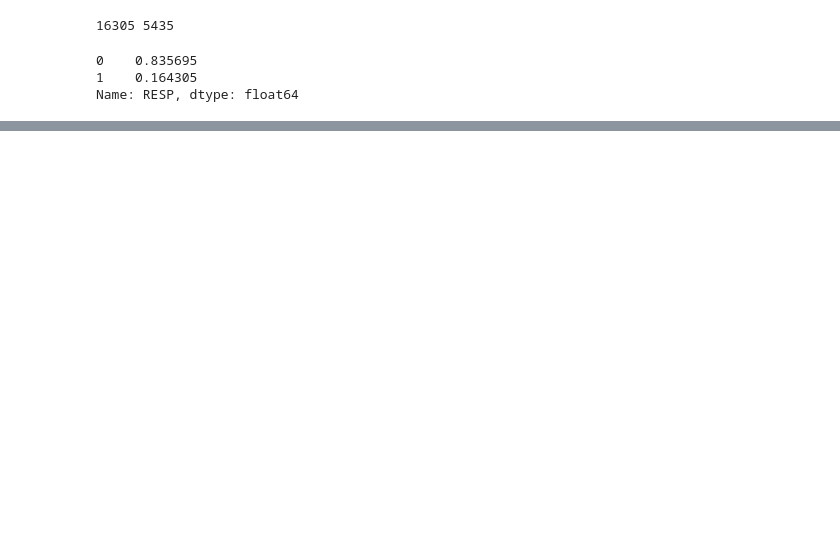
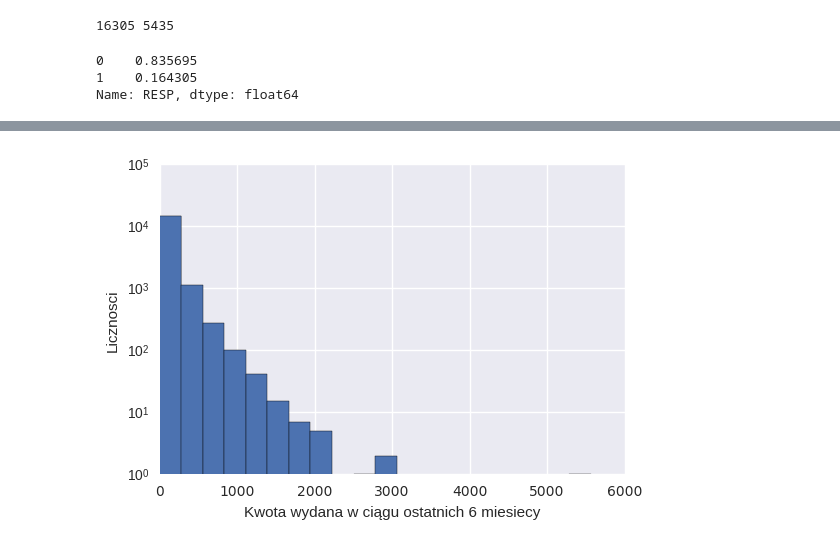
Before and after one commit to rilld8/Python1, a Jupyter notebook: ClothingStoreAnalytics.ipynb, the cells around one changed output, grey strips where cells are left out. Drawn from its saved outputs; the diff is of its cells as text; code cells hidden in the pictures; blank space fills up the shorter version.

```diff
--- a/ClothingStoreAnalytics.ipynb
+++ b/ClothingStoreAnalytics.ipynb
@@ -95,0 +138,9 @@ Name: RESP, dtype: float64
+# %%
+plt.hist(dt['TMONSPEND'], bins=20)
+plt.xlabel('Kwota wydana w ciągu ostatnich 6 miesiecy')
+plt.ylabel('Licznosci')
+ax = plt.subplot(1, 1, 1)
+ax.set_yscale('log')
+plt.show()
+# %% [output]
+[figure, added]
```
Also changed, not shown: parts of 8 cells of this notebook.
